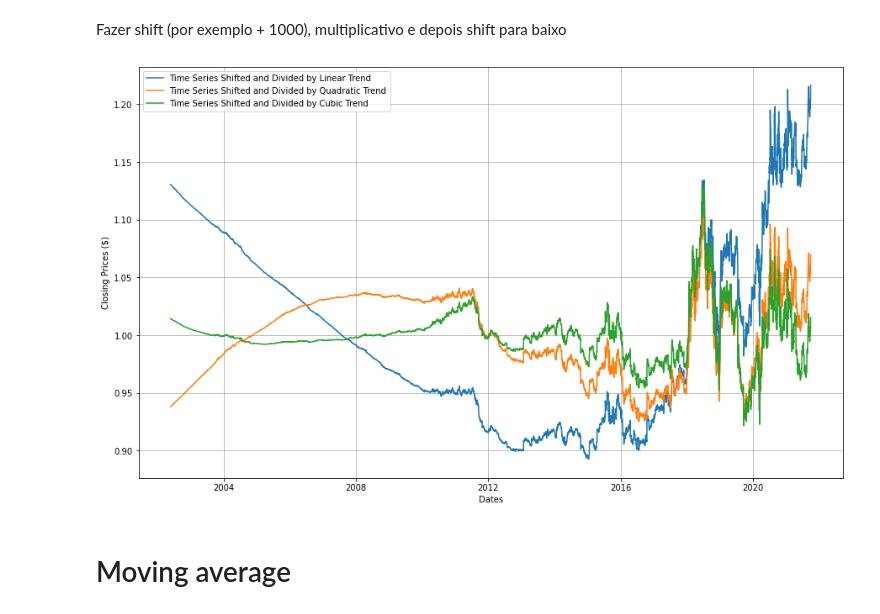
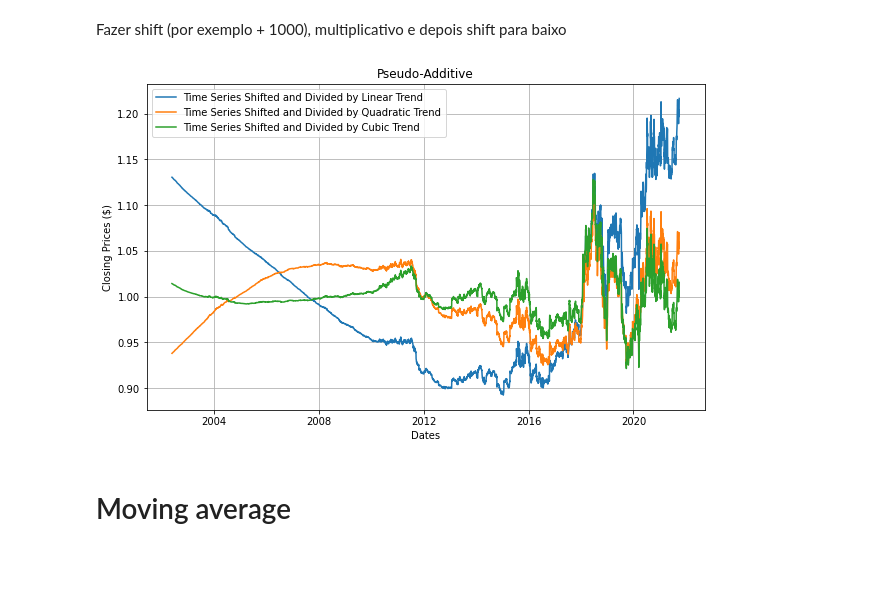
Before and after one commit to tfernandes14/ASTP-Project, a Jupyter notebook: Project.ipynb, the cells around one changed output. Drawn from its saved outputs; the diff is of its cells as text; code cells hidden in the pictures; blank space fills up the shorter version.

```diff
--- a/Project.ipynb
+++ b/Project.ipynb
@@ -11,7 +11,7 @@ import numpy as np
 import plotly.graph_objects as go
 import matplotlib.pyplot as plt
 import matplotlib as mpl
-mpl.rcParams['figure.figsize'] = (15, 9)
+mpl.rcParams['figure.figsize'] = (10, 6)
 mpl.rcParams['axes.grid'] = True
 
 from datetime import datetime
@@ -227,23 +219,24 @@ Fazer shift (por exemplo + 1000), multiplicativo e depois shift para baixo
 # %%
 y_pseudo = y.copy()
 y_pseudo += 1000
 
 pseudo_data_no_lin_trend = divided_trend(y_pseudo, linTS + 1000)
 pseudo_data_no_quad_trend = divided_trend(y_pseudo, quadTS + 1000)
 pseudo_data_no_cub_trend = divided_trend(y_pseudo, cubTS + 1000)
 
 '''y_pseudo -= 1000
 pseudo_data_no_lin_trend -= 1000
 pseudo_data_no_quad_trend -= 1000
 pseudo_data_no_cub_trend -= 1000'''
 
 plot_data(
     [x for i in range(3)],
     [pseudo_data_no_lin_trend, pseudo_data_no_quad_trend, pseudo_data_no_cub_trend],
     ['Time Series Shifted and Divided by Linear Trend', 'Time Series Shifted and Divided by Quadratic Trend', 'Time Series Shifted and Divided by Cubic Trend'],
+    "Pseudo-Additive"
 )
 # %% [output]
-[figure, old version]
+[figure, new version]
 # %% [markdown]
 # Moving average
 # %%
```
Also changed, not shown: parts of 40 cells of this notebook, 43 other files.
